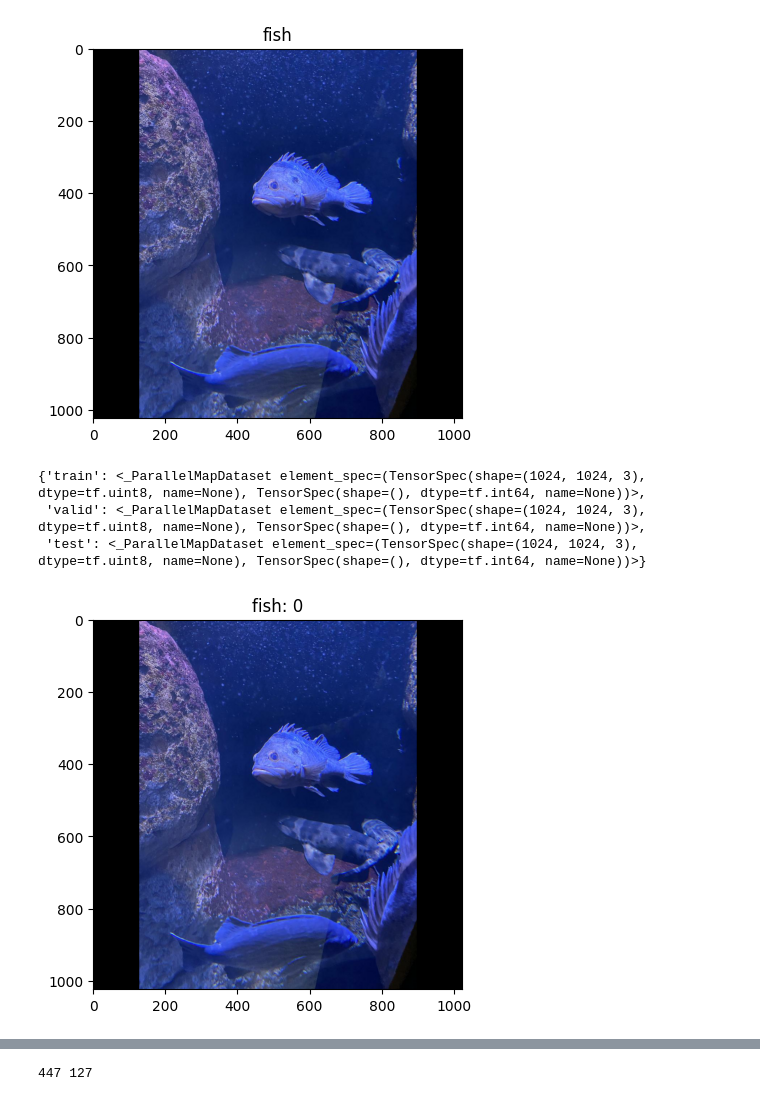
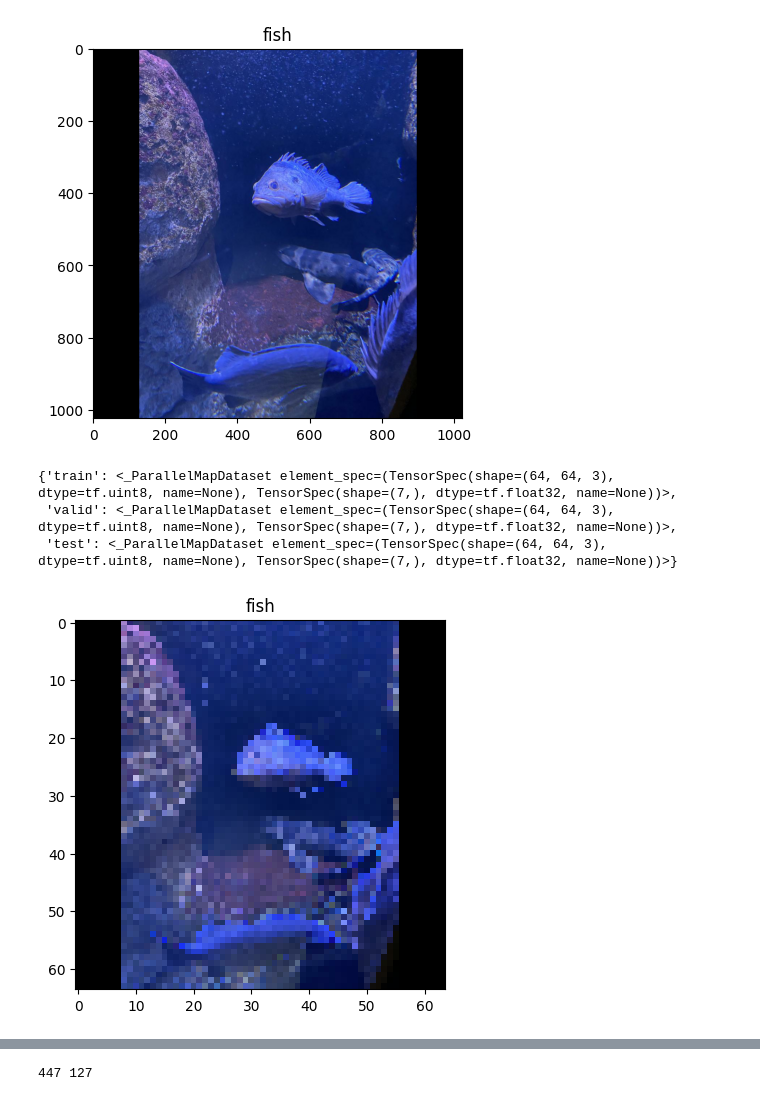
Before and after one commit to Alf-caput/UFVDeepLearning, a Jupyter notebook: P1_ComputerVision/P1_Notebook.ipynb, the cells around one changed output, grey strips where cells are left out. Saved outputs shown, nothing was run; the diff lists cells and outputs as text; code cells hidden in the pictures.

Commit message:
Remove iterating folders (gives error if already moved), reshape images

```diff
--- a/P1_ComputerVision/P1_Notebook.ipynb
+++ b/P1_ComputerVision/P1_Notebook.ipynb
@@ -191,15 +209,10 @@ def get_image(image_path):
     image = tf.image.decode_jpeg(image, channels=3)
     return image
 
-def get_label(image_path):
-    label = tf.strings.split(image_path, os.sep)[-2]
-    return label
 
-for key in ds.keys():
-    ds[key] = ds[key].map(
-        lambda x: (get_image(x), get_label(x)),
-        num_parallel_calls=tf.data.AUTOTUNE
-    )
+ds = get_jpg_ds(set_names, data_dir)
+update_ds(ds, lambda x: (x, get_label(x)))
+update_ds(ds, lambda x, y: (get_image(x), y))
 
 ds
 # %% [output]
@@ -234,0 +232,7 @@ ds
+# %%
+ds = get_jpg_ds(set_names, data_dir)
+update_ds(ds, lambda x: (x, get_label(x)))
+update_ds(ds, lambda x, y: (get_image(x), y))
+update_ds(ds, lambda x, y: (tf.image.resize_with_crop_or_pad(x, 1024, 1024), y))
+
+ds
@@ -242,46 +250,31 @@ plt.title(label.decode("utf-8"))
 plt.show()
 # %% [output]
 [figure]
-# %%
-class_mapping = {
-    0: b"fish",
-    1: b"jellyfish",
-    2: b"penguin",
-    3: b"puffin",
-    4: b"shark",
-    5: b"starfish",
-    6: b"stingray",
-}
-
-class_lookup_table = tf.lookup.StaticHashTable(
-    tf.lookup.KeyValueTensorInitializer(
-        keys=tf.constant(list(class_mapping.values())),
-        values=tf.constant(list(class_mapping.keys()), dtype=tf.int64)
-    ),
-    default_value=-1
-)
-
-def normalize_label(label):
-    return class_lookup_table.lookup(label)
-
-for key in ds.keys():
-    ds[key] = ds[key].map(
-        lambda x, y: (x, normalize_label(y)),
-        num_parallel_calls=tf.data.AUTOTUNE
-    )
-
-ds
-# %% [output]
-{'train': <_ParallelMapDataset element_spec=(TensorSpec(shape=(1024, 1024, 3), dtype=tf.uint8, name=None), TensorSpec(shape=(), dtype=tf.int64, name=None))>,
- 'valid': <_ParallelMapDataset element_spec=(TensorSpec(shape=(1024, 1024, 3), dtype=tf.uint8, name=None), TensorSpec(shape=(), dtype=tf.int64, name=None))>,
- 'test': <_ParallelMapDataset element_spec=(TensorSpec(shape=(1024, 1024, 3), dtype=tf.uint8, name=None), TensorSpec(shape=(), dtype=tf.int64, name=None))>}
+# %%
+def resize_and_keep_uint8(image, height=64, width=64):
+    resized_image = tf.image.resize(image, [height, width])  # Resize
+    resized_image = tf.clip_by_value(resized_image, 0, 255)  # Ensure values remain valid
+    resized_image = tf.cast(resized_image, tf.uint8)  # Convert back to uint8
+    return resized_image
+
+ds = get_jpg_ds(set_names, data_dir)
+update_ds(ds, lambda x: (x, get_label(x)))
+update_ds(ds, lambda x, y: (get_image(x), y))
+update_ds(ds, lambda x, y: (tf.image.resize_with_crop_or_pad(x, 1024, 1024), y))
+update_ds(ds, lambda x, y: (resize_and_keep_uint8(x), y))
+
+ds
+# %% [output]
+{'train': <_ParallelMapDataset element_spec=(TensorSpec(shape=(64, 64, 3), dtype=tf.uint8, name=None), TensorSpec(shape=(7,), dtype=tf.float32, name=None))>,
+ 'valid': <_ParallelMapDataset element_spec=(TensorSpec(shape=(64, 64, 3), dtype=tf.uint8, name=None), TensorSpec(shape=(7,), dtype=tf.float32, name=None))>,
+ 'test': <_ParallelMapDataset element_spec=(TensorSpec(shape=(64, 64, 3), dtype=tf.uint8, name=None), TensorSpec(shape=(7,), dtype=tf.float32, name=None))>}
 # %%
 import matplotlib.pyplot as plt
 
 image, label = next(ds["test"].as_numpy_iterator())
 
 plt.imshow(image)
-plt.title(f"{class_mapping[label].decode()}: {label}")
+plt.title(class_mapping[np.argmax(label)].decode())
 plt.show()
 # %% [output]
-[figure, old version]
+[figure, new version]
```
Also changed, not shown: parts of 21 cells of this notebook.
